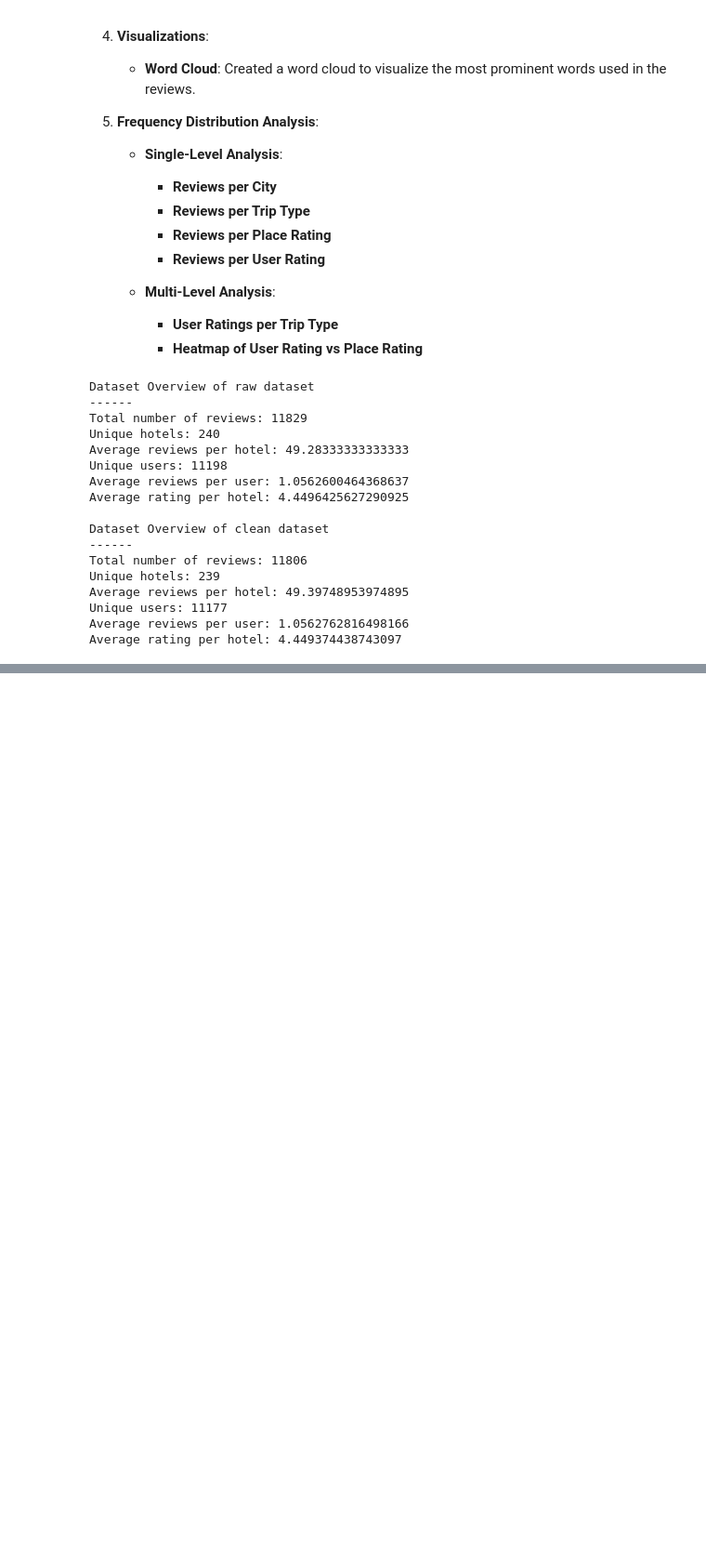
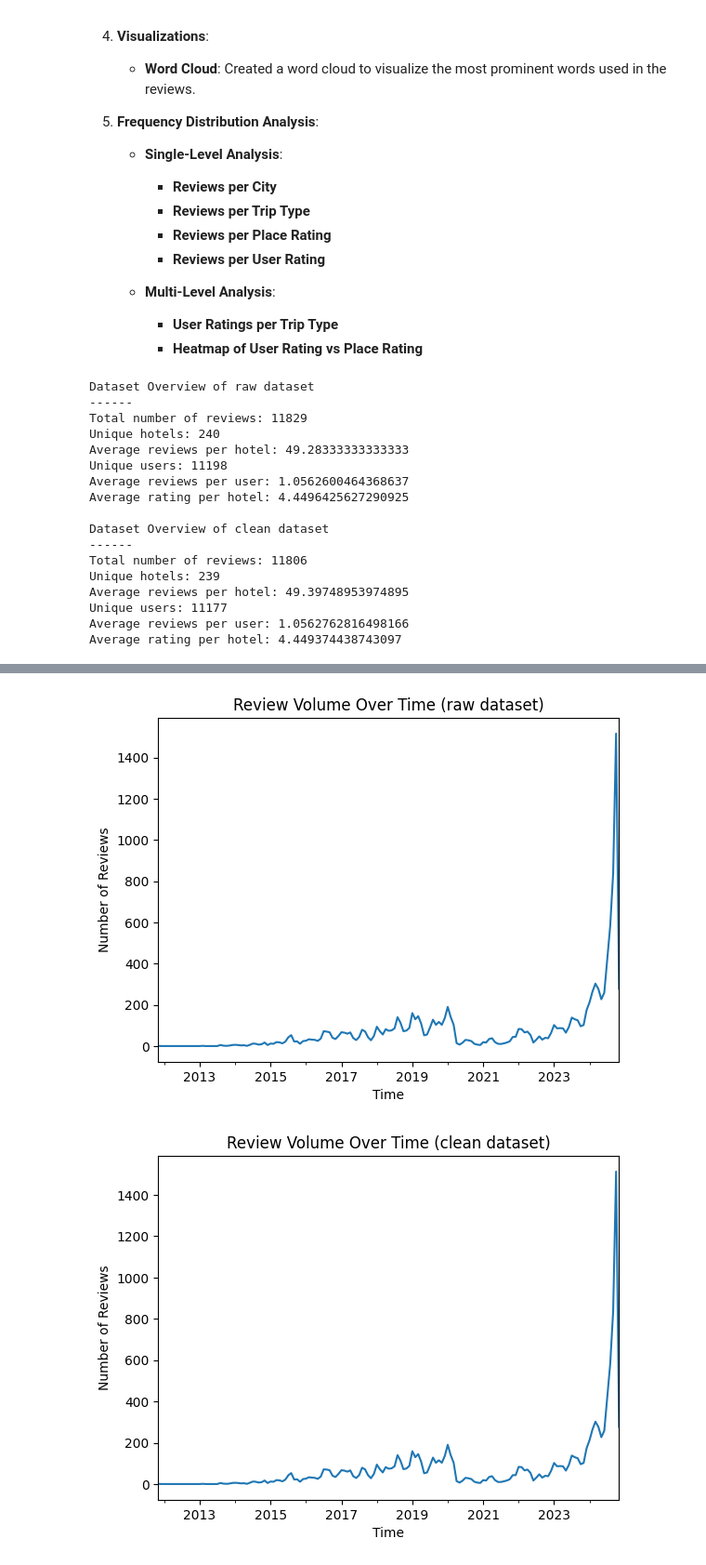
Before and after one commit to NotMishaal/TripAdvisor-Review-CW, a Jupyter notebook: Solution_GroupD.ipynb, the cells around one changed output, grey strips where cells are left out. Shown: that part at 93% size. Drawn from its saved outputs; the diff is of its cells as text; code cells hidden in the pictures; blank space fills up the shorter version.

```diff
--- a/Solution_GroupD.ipynb
+++ b/Solution_GroupD.ipynb
@@ -568,0 +651,19 @@ Name: review_text, dtype: float64
+# %%
+"""Temporal Analysis"""
+
+def publication_distribution(df, dataset_name):
+    """
+    Prints the distribution of reviews published over time
+    """
+    df['publishedDate'] = pd.to_datetime(df['publishedDate'])
+    df.set_index('publishedDate')['review_text'].resample('ME').count().plot()
+    plt.title(f"Review Volume Over Time ({dataset_name} dataset)")
+    plt.xlabel("Time")
+    plt.ylabel("Number of Reviews")
+    plt.show()
+
+publication_distribution(df_raw, "raw")
+publication_distribution(df_clean, "clean")
+# %% [output]
+[figure, added]
+[figure, added]
```
Also changed, not shown: parts of 3 cells of this notebook.
